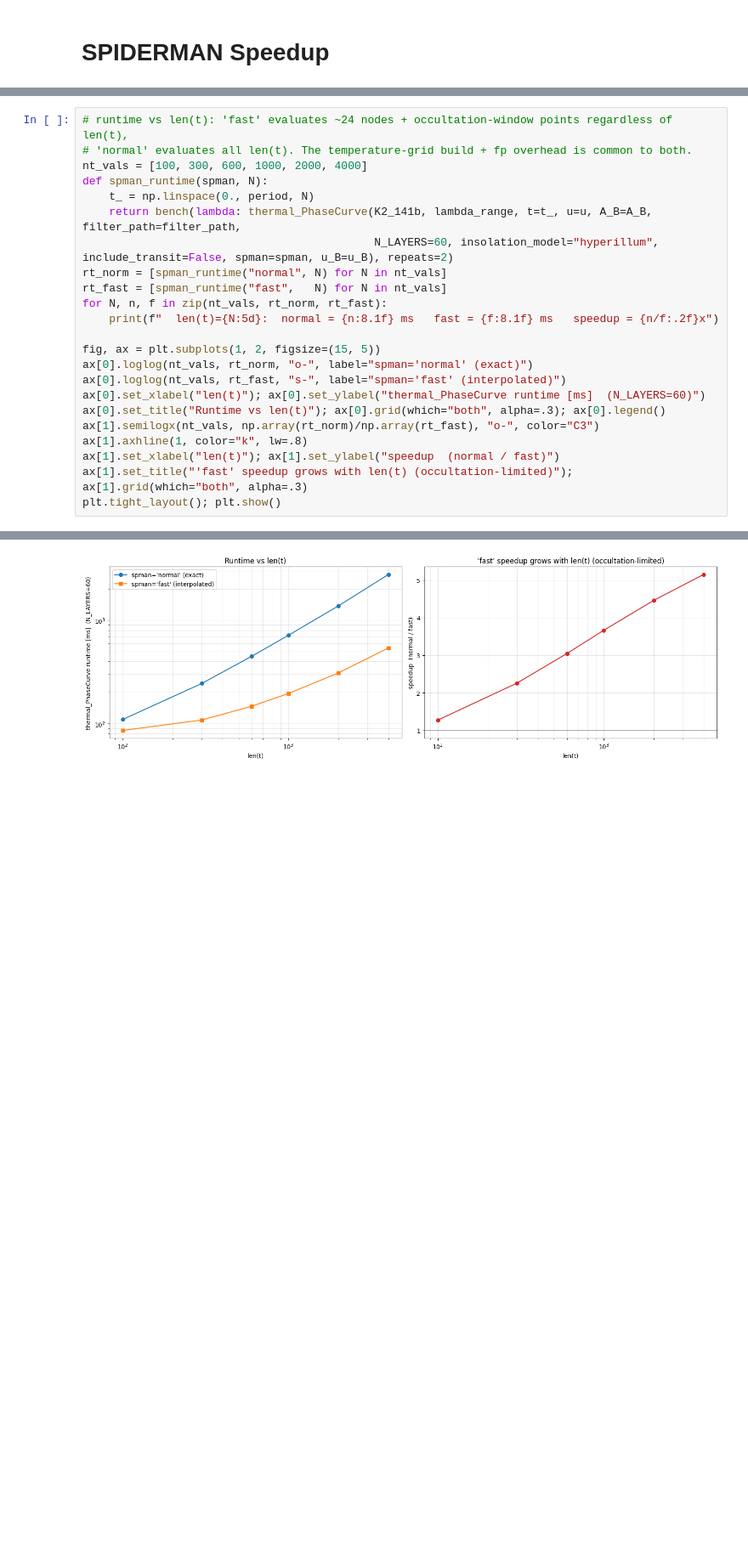
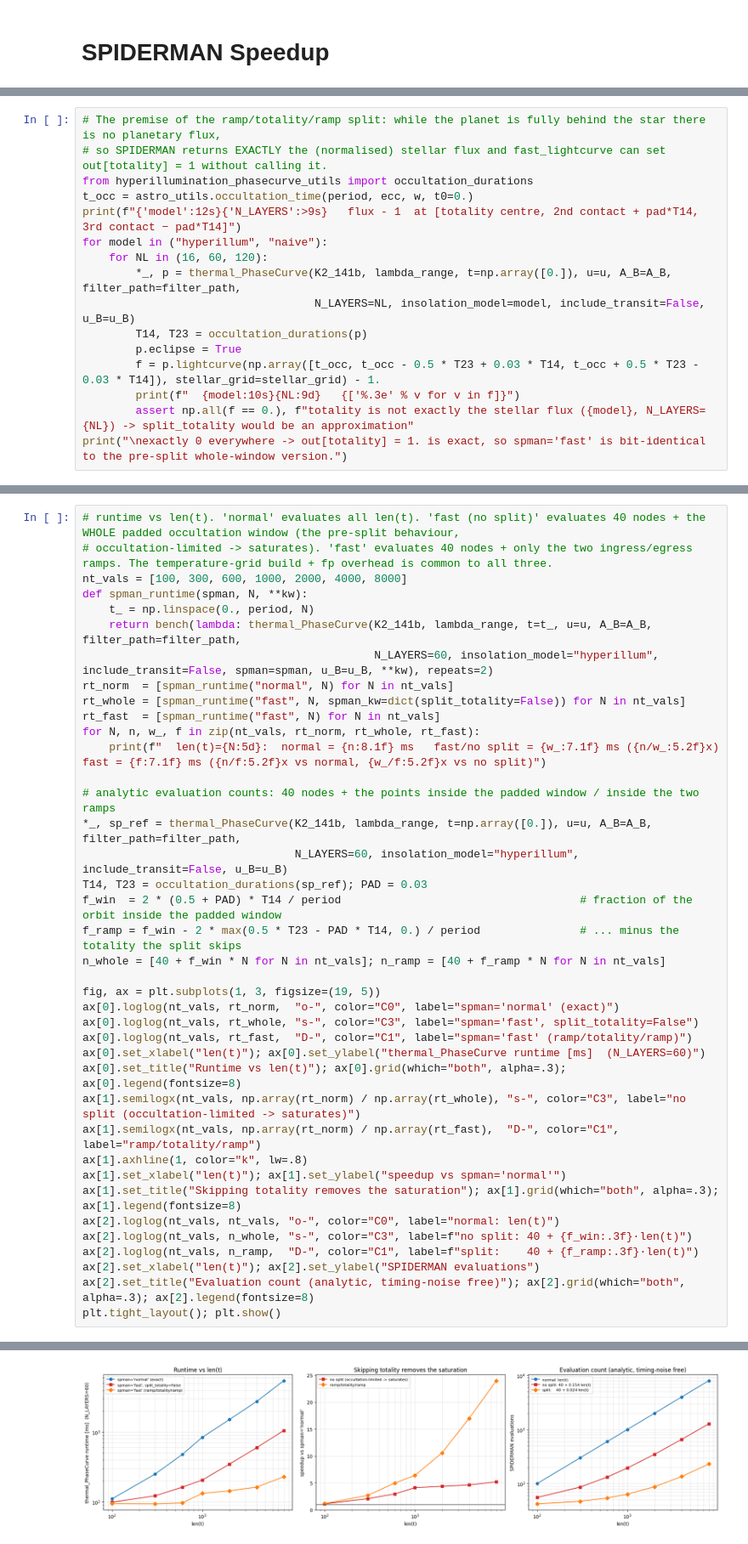
Before and after one commit to JonasSpiller/HyperPhase, a Jupyter notebook: Hyperillumination/SpeedAccuracy_ThermalPhaseCurve.ipynb, the cells around one changed output, grey strips where cells are left out. Shown at 85% size. Saved outputs shown, nothing was run; the diff lists cells and outputs as text; blank space fills up the shorter version.

```diff
--- a/Hyperillumination/SpeedAccuracy_ThermalPhaseCurve.ipynb
+++ b/Hyperillumination/SpeedAccuracy_ThermalPhaseCurve.ipynb
@@ -375,0 +398,16 @@ naive   N_LAYERS=60, len(t)=1000:  max|Δ| = 0.0565 ppm, rms = 0.0082 ppm,  fp f
+# %%
+# The premise of the ramp/totality/ramp split: while the planet is fully behind the star there is no planetary flux,
+# so SPIDERMAN returns EXACTLY the (normalised) stellar flux and fast_lightcurve can set out[totality] = 1 without calling it.
+from hyperillumination_phasecurve_utils import occultation_durations
+t_occ = astro_utils.occultation_time(period, ecc, w, t0=0.)
+print(f"{'model':12s}{'N_LAYERS':>9s}   flux - 1  at [totality centre, 2nd contact + pad*T14, 3rd contact − pad*T14]")
+for model in ("hyperillum", "naive"):
+    for NL in (16, 60, 120):
+        *_, p = thermal_PhaseCurve(K2_141b, lambda_range, t=np.array([0.]), u=u, A_B=A_B, filter_path=filter_path,
+                                   N_LAYERS=NL, insolation_model=model, include_transit=False, u_B=u_B)
+        T14, T23 = occultation_durations(p)
+        p.eclipse = True
+        f = p.lightcurve(np.array([t_occ, t_occ - 0.5 * T23 + 0.03 * T14, t_occ + 0.5 * T23 - 0.03 * T14]), stellar_grid=stellar_grid) - 1.
+        print(f"  {model:10s}{NL:9d}   {['%.3e' % v for v in f]}")
+        assert np.all(f == 0.), f"totality is not exactly the stellar flux ({model}, N_LAYERS={NL}) -> split_totality would be an approximation"
+print("\nexactly 0 everywhere -> out[totality] = 1. is exact, so spman='fast' is bit-identical to the pre-split whole-window version.")
@@ -409,24 +460,40 @@ plt.tight_layout(); plt.show()
 # %%
-# runtime vs len(t): 'fast' evaluates ~24 nodes + occultation-window points regardless of len(t),
-# 'normal' evaluates all len(t). The temperature-grid build + fp overhead is common to both.
-nt_vals = [100, 300, 600, 1000, 2000, 4000]
-def spman_runtime(spman, N):
+# runtime vs len(t). 'normal' evaluates all len(t). 'fast (no split)' evaluates 40 nodes + the WHOLE padded occultation window (the pre-split behaviour,
+# occultation-limited -> saturates). 'fast' evaluates 40 nodes + only the two ingress/egress ramps. The temperature-grid build + fp overhead is common to all three.
+nt_vals = [100, 300, 600, 1000, 2000, 4000, 8000]
+def spman_runtime(spman, N, **kw):
     t_ = np.linspace(0., period, N)
     return bench(lambda: thermal_PhaseCurve(K2_141b, lambda_range, t=t_, u=u, A_B=A_B, filter_path=filter_path,
-                                            N_LAYERS=60, insolation_model="hyperillum", include_transit=False, spman=spman, u_B=u_B), repeats=2)
-rt_norm = [spman_runtime("normal", N) for N in nt_vals]
-rt_fast = [spman_runtime("fast",   N) for N in nt_vals]
-for N, n, f in zip(nt_vals, rt_norm, rt_fast):
-    print(f"  len(t)={N:5d}:  normal = {n:8.1f} ms   fast = {f:8.1f} ms   speedup = {n/f:.2f}x")
+                                            N_LAYERS=60, insolation_model="hyperillum", include_transit=False, spman=spman, u_B=u_B, **kw), repeats=2)
+rt_norm  = [spman_runtime("normal", N) for N in nt_vals]
+rt_whole = [spman_runtime("fast", N, spman_kw=dict(split_totality=False)) for N in nt_vals]
+rt_fast  = [spman_runtime("fast", N) for N in nt_vals]
+for N, n, w_, f in zip(nt_vals, rt_norm, rt_whole, rt_fast):
+    print(f"  len(t)={N:5d}:  normal = {n:8.1f} ms   fast/no split = {w_:7.1f} ms ({n/w_:5.2f}x)   fast = {f:7.1f} ms ({n/f:5.2f}x vs normal, {w_/f:5.2f}x vs no split)")
 
-fig, ax = plt.subplots(1, 2, figsize=(15, 5))
-ax[0].loglog(nt_vals, rt_norm, "o-", label="spman='normal' (exact)")
-ax[0].loglog(nt_vals, rt_fast, "s-", label="spman='fast' (interpolated)")
+# analytic evaluation counts: 40 nodes + the points inside the padded window / inside the two ramps
+*_, sp_ref = thermal_PhaseCurve(K2_141b, lambda_range, t=np.array([0.]), u=u, A_B=A_B, filter_path=filter_path,
+                                N_LAYERS=60, insolation_model="hyperillum", include_transit=False, u_B=u_B)
+T14, T23 = occultation_durations(sp_ref); PAD = 0.03
+f_win  = 2 * (0.5 + PAD) * T14 / period                                    # fraction of the orbit inside the padded window
+f_ramp = f_win - 2 * max(0.5 * T23 - PAD * T14, 0.) / period               # ... minus the totality the split skips
+n_whole = [40 + f_win * N for N in nt_vals]; n_ramp = [40 + f_ramp * N for N in nt_vals]
+
+fig, ax = plt.subplots(1, 3, figsize=(19, 5))
+ax[0].loglog(nt_vals, rt_norm,  "o-", color="C0", label="spman='normal' (exact)")
+ax[0].loglog(nt_vals, rt_whole, "s-", color="C3", label="spman='fast', split_totality=False")
+ax[0].loglog(nt_vals, rt_fast,  "D-", color="C1", label="spman='fast' (ramp/totality/ramp)")
 ax[0].set_xlabel("len(t)"); ax[0].set_ylabel("thermal_PhaseCurve runtime [ms]  (N_LAYERS=60)")
-ax[0].set_title("Runtime vs len(t)"); ax[0].grid(which="both", alpha=.3); ax[0].legend()
-ax[1].semilogx(nt_vals, np.array(rt_norm)/np.array(rt_fast), "o-", color="C3")
+ax[0].set_title("Runtime vs len(t)"); ax[0].grid(which="both", alpha=.3); ax[0].legend(fontsize=8)
+ax[1].semilogx(nt_vals, np.array(rt_norm) / np.array(rt_whole), "s-", color="C3", label="no split (occultation-limited -> saturates)")
+ax[1].semilogx(nt_vals, np.array(rt_norm) / np.array(rt_fast),  "D-", color="C1", label="ramp/totality/ramp")
 ax[1].axhline(1, color="k", lw=.8)
-ax[1].set_xlabel("len(t)"); ax[1].set_ylabel("speedup  (normal / fast)")
-ax[1].set_title("'fast' speedup grows with len(t) (occultation-limited)"); ax[1].grid(which="both", alpha=.3)
+ax[1].set_xlabel("len(t)"); ax[1].set_ylabel("speedup vs spman='normal'")
+ax[1].set_title("Skipping totality removes the saturation"); ax[1].grid(which="both", alpha=.3); ax[1].legend(fontsize=8)
+ax[2].loglog(nt_vals, nt_vals, "o-", color="C0", label="normal: len(t)")
+ax[2].loglog(nt_vals, n_whole, "s-", color="C3", label=f"no split: 40 + {f_win:.3f}·len(t)")
+ax[2].loglog(nt_vals, n_ramp,  "D-", color="C1", label=f"split:    40 + {f_ramp:.3f}·len(t)")
+ax[2].set_xlabel("len(t)"); ax[2].set_ylabel("SPIDERMAN evaluations")
+ax[2].set_title("Evaluation count (analytic, timing-noise free)"); ax[2].grid(which="both", alpha=.3); ax[2].legend(fontsize=8)
 plt.tight_layout(); plt.show()
 # %% [output]
@@ -439,4 +507,4 @@ plt.tight_layout(); plt.show()
-[figure, old version]
+[figure, new version]
 # %% [markdown]
 ## 2. `fspiderman` (sp) vs `spiderman` (sp_old): the C-level speed patch
 
```
Also changed, not shown: parts of 14 cells of this notebook, 5 other files.
